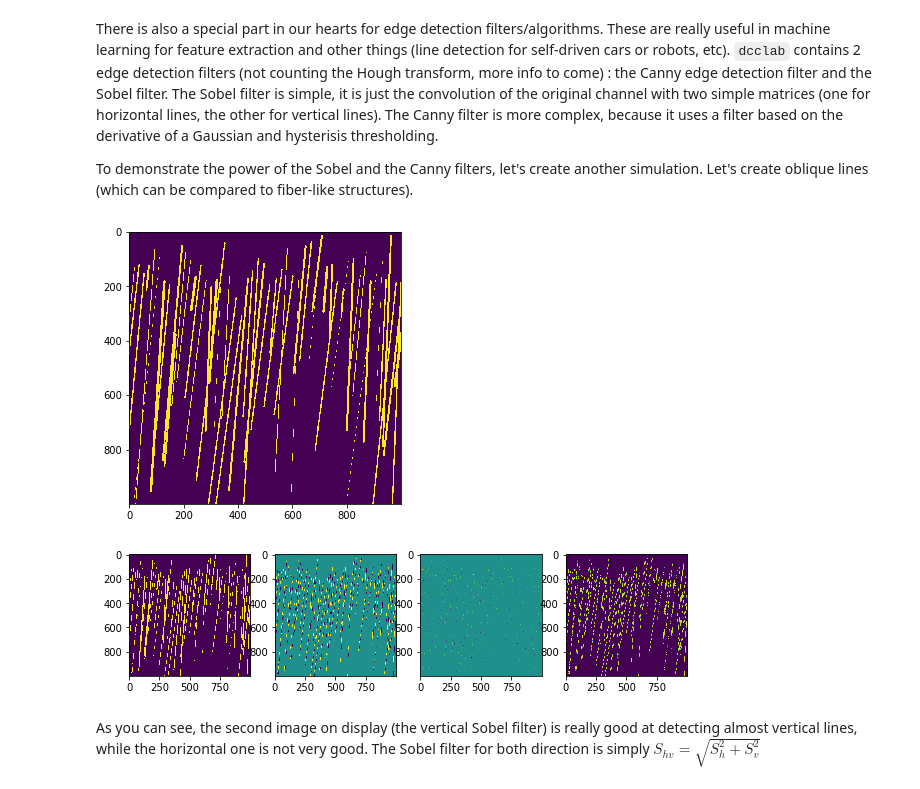
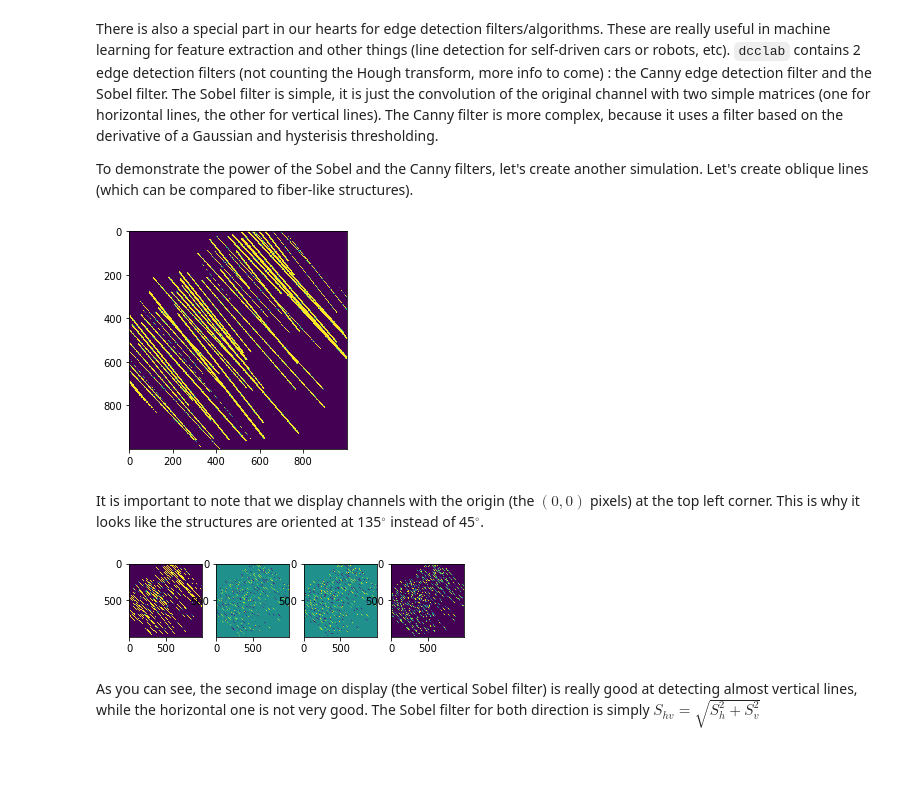
Before and after one commit to DCC-Lab/PyDCCLab, a Jupyter notebook: dcclab/docs/examples/DCCLAB Python module tutorial.ipynb, the cells around one changed output. Drawn from its saved outputs; the diff is of its cells as text; code cells hidden in the pictures; blank space fills up the shorter version.

```diff
--- a/dcclab/docs/examples/DCCLAB Python module tutorial.ipynb
+++ b/dcclab/docs/examples/DCCLAB Python module tutorial.ipynb
@@ -226,7 +226,8 @@ There is also a special part in our hearts for edge detection filters/algorithms
 To demonstrate the power of the Sobel and the Canny filters, let's create another simulation. Let's create oblique lines (which can be compared to fiber-like structures).
 # %%
 def fiberLikeStructures(arrayShape:tuple, avgLength:float, stdDevLength:float, avgThickness:float, stdDevThickness:float,
-                       avgSpacing:float, stdDevSpacing:float, nbLines:int) -> np.ndarray:
+                       avgSpacing:float, stdDevSpacing:float, nbLines:int, orientation:float = 0) -> np.ndarray:
+    import scipy.ndimage as ndi
     spacings = np.abs(np.random.normal(avgSpacing, stdDevSpacing, nbLines)).astype(np.uint16)
     startingX = np.round(np.cumsum(np.zeros((nbLines,)) + spacings)).astype(np.uint16)
     startingY = np.abs(np.random.normal(arrayShape[0] // 8, arrayShape[0] // 16, nbLines)).astype(np.uint16)
@@ -241,14 +242,16 @@ def fiberLikeStructures(arrayShape:tuple, avgLength:float, stdDevLength:float, a
     array = np.zeros(arrayShape)
     for initialPoints, finalPoints, thickness in zip(startingPoints, finishingPoints, thicknesses):
         cv.line(array, initialPoints, finalPoints, 1, thickness)
-
+    array = ndi.rotate(array, orientation, reshape=False).clip(0, 1)
     return array
 # %%
-simulatedFibers = fiberLikeStructures((1000, 1000), 600, 200, 3, 2, 20, 3, 70)
+simulatedFibers = fiberLikeStructures((1000, 1000), 600, 200, 3, 2, 20, 3, 70, 45)
 simulatedFibersImage = dcc.Image(simulatedFibers)
 simulatedFibersImage.display()
 # %% [output]
-[figure, old version]
+[figure, new version]
+# %% [markdown]
+It is important to note that we display channels with the origin (the $(0,0)$ pixels) at the top left corner. This is why it looks like the structures are oriented at 135${}^\circ$ instead of 45${}^\circ$.
 # %%
 simulatedFibersChannel = simulatedFibersImage[0]
 sobelHFilter = simulatedFibersChannel.getHorizontalSobelFilter()
@@ -256,6 +259,6 @@ sobelVFilter = simulatedFibersChannel.getVerticalSobelFilter()
 sobelBoth = simulatedFibersChannel.getSobelFilter()
 _=dcc.Channel.multiChannelDisplay([simulatedFibersChannel, sobelHFilter, sobelVFilter, sobelBoth])
 # %% [output]
-[figure, old version]
+[figure, new version]
 # %% [markdown]
 As you can see, the second image on display (the vertical Sobel filter) is really good at detecting almost vertical lines, while the horizontal one is not very good. The Sobel filter for both direction is simply $S_{hv} = \sqrt{S_h^2 + S_v^2}$
```
Also changed, not shown: parts of 46 cells of this notebook.
